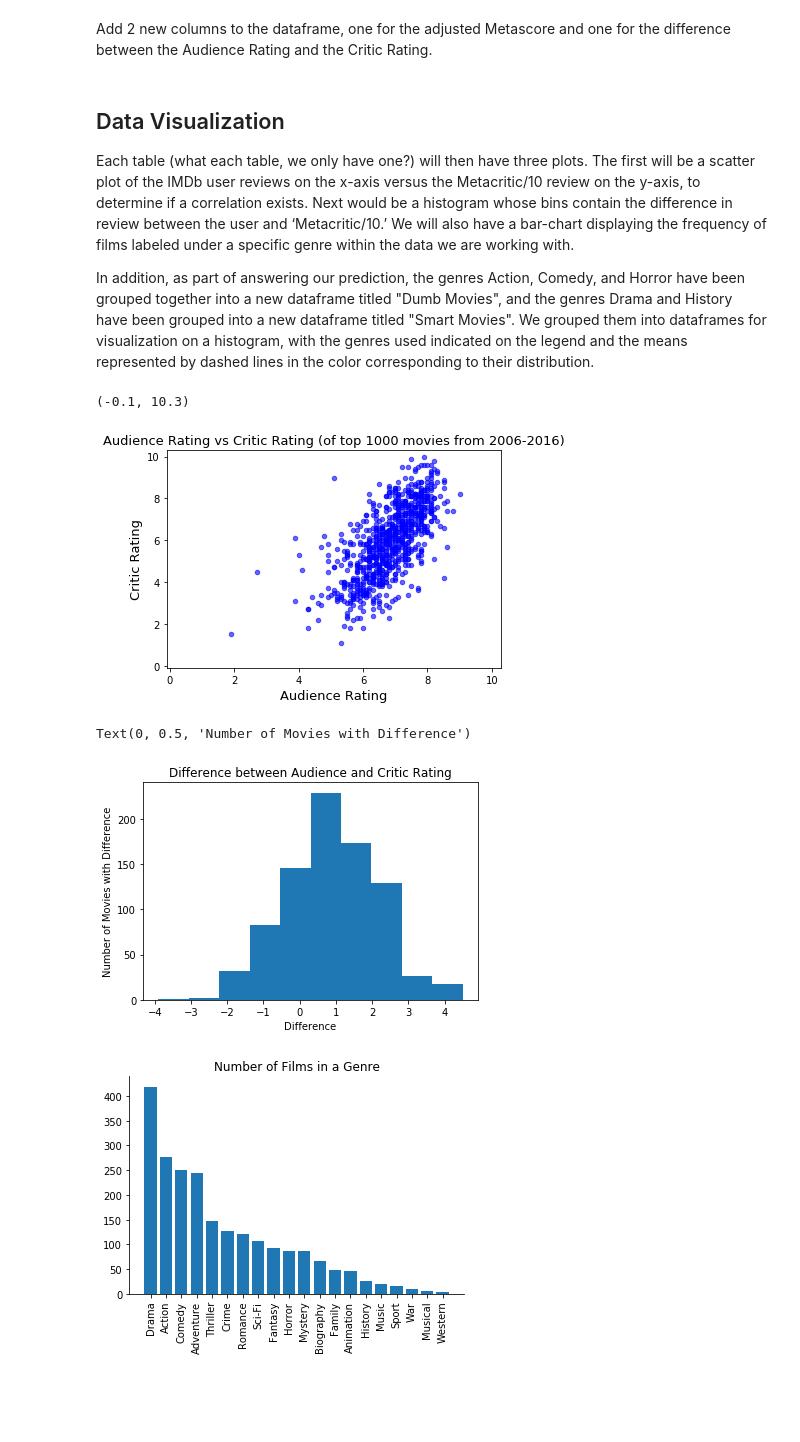
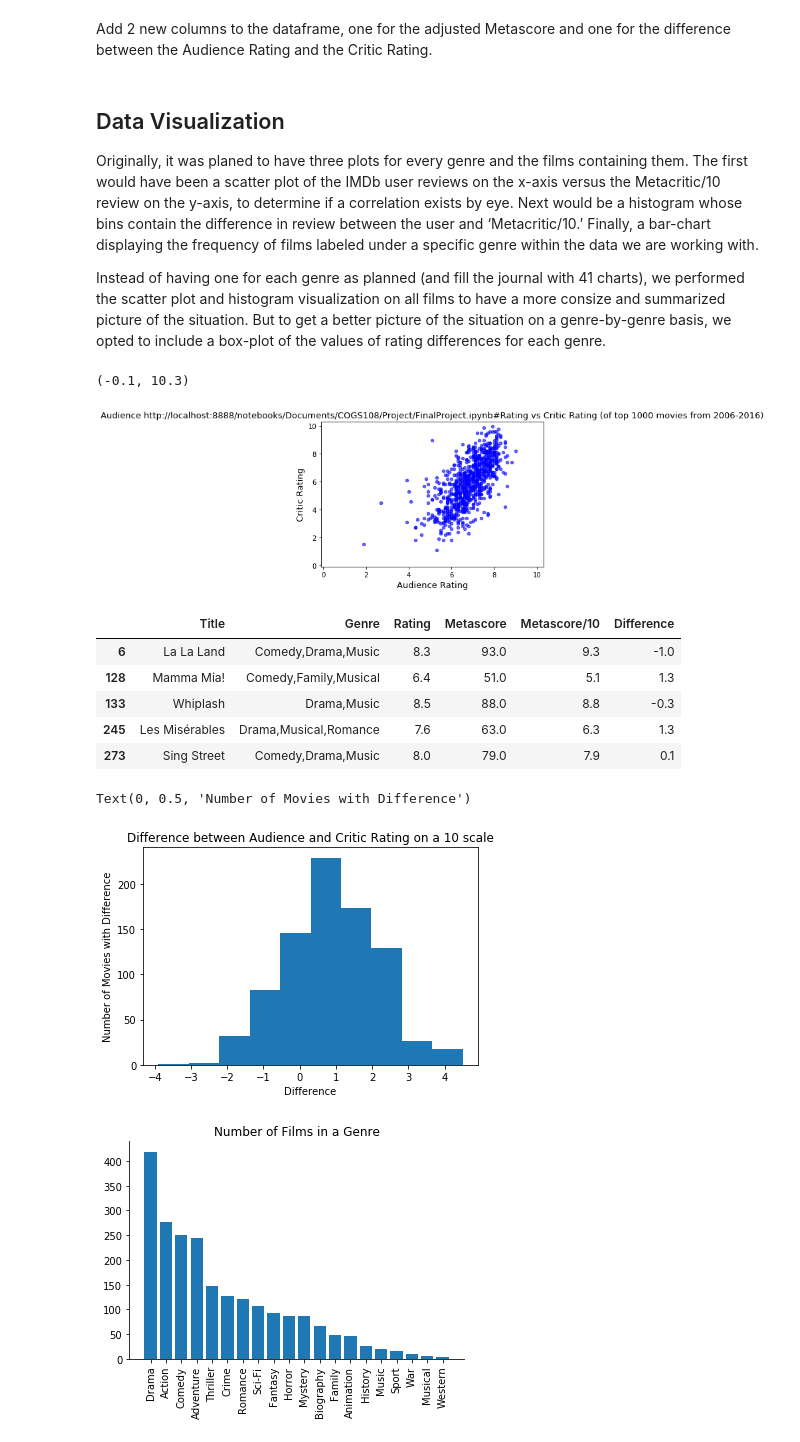
Before and after one commit to Laser11/GenreVDeltaRatings, a Jupyter notebook: FinalProject.ipynb, the cells around one changed output. Drawn from its saved outputs; the diff is of its cells as text; code cells hidden in the pictures; blank space fills up the shorter version.

```diff
--- a/FinalProject.ipynb
+++ b/FinalProject.ipynb
@@ -132,27 +132,27 @@ for genre in genreList:
 genreFreq.sort(key = lambda tup:tup[1],reverse=True)
 # %% [markdown]
 ## Data Visualization
-Each table (what each table, we only have one?) will then have three plots. The first will be a scatter plot of the IMDb user reviews on the x-axis versus the Metacritic/10 review on the y-axis, to determine if a correlation exists. Next would be a histogram whose bins contain the difference in review between the user and ‘Metacritic/10.’ We will also have a bar-chart displaying the frequency of films labeled under a specific genre within the data we are working with.
+Originally, it was planed to have three plots for every genre and the films containing them. The first would have been a scatter plot of the IMDb user reviews on the x-axis versus the Metacritic/10 review on the y-axis, to determine if a correlation exists by eye. Next would be a histogram whose bins contain the difference in review between the user and ‘Metacritic/10.’ Finally, a bar-chart displaying the frequency of films labeled under a specific genre within the data we are working with.
 
-In addition, as part of answering our prediction, the genres Action, Comedy, and Horror have been grouped together into a new dataframe titled "Dumb Movies", and the genres Drama and History have been grouped into a new dataframe titled "Smart Movies". We grouped them into dataframes for visualization on a histogram, with the genres used indicated on the legend and the means represented by dashed lines in the color corresponding to their distribution.
+Instead of having one for each genre as planned (and fill the journal with 41 charts), we performed the scatter plot and histogram visualization on all films to have a more consize and summarized picture of the situation. But to get a better picture of the situation on a genre-by-genre basis, we opted to include a box-plot of the values of rating differences for each genre.
 # %%
 # Creating the scatterplot
 fig = plt.figure()
 
 ax = plt.axes()
 
 audience = db_base['Rating']
 critic = db_base['Metascore/10']
 
 ax.scatter(audience, critic, c='blue', alpha=0.6, label='Ratings', s=20)
 
-plt.title('Audience Rating vs Critic Rating (of top 1000 movies from 2006-2016)', fontsize=13)
+plt.title('Audience http://localhost:8888/notebooks/Documents/COGS108/Project/FinalProject.ipynb#Rating vs Critic Rating (of top 1000 movies from 2006-2016)', fontsize=13)
 
 plt.xlabel('Audience Rating', fontsize=13)
 plt.ylabel('Critic Rating', fontsize=13)
 
 plt.xlim([-0.1, 10.3])
 plt.ylim([-0.1, 10.3])
 # %% [output]
 (-0.1, 10.3)
-[figure, old version]
+[figure, new version]
@@ -159,14 +165,25 @@ plt.ylim([-0.1, 10.3])
+# %%
+#Divide the films into dataframes for each genre. Films repeated across different genres were allowed.
+movieTb = getGenreMovies(db_movies,genreList)
+movieTb['Music'].head()
+# %% [output]
+|  | Title | Genre | Rating | Metascore | Metascore/10 | Difference |
+| 6 | La La Land | Comedy,Drama,Music | 8.3 | 93.0 | 9.3 | -1.0 |
+| 128 | Mamma Mia! | Comedy,Family,Musical | 6.4 | 51.0 | 5.1 | 1.3 |
+| 133 | Whiplash | Drama,Music | 8.5 | 88.0 | 8.8 | -0.3 |
+| 245 | Les Misérables | Drama,Musical,Romance | 7.6 | 63.0 | 6.3 | 1.3 |
+| 273 | Sing Street | Comedy,Drama,Music | 8.0 | 79.0 | 7.9 | 0.1 |
 # %%
 #Plot histogram of difference between audience rating and critic rating
 difference = db_base['Difference']
 plt.hist(difference)
-plt.title('Difference between Audience and Critic Rating')
+plt.title('Difference between Audience and Critic Rating on a 10 scale')
 plt.xticks(ticks=[-4, -3, -2, -1, 0, 1, 2, 3, 4])
 plt.xlabel('Difference')
 plt.ylabel('Number of Movies with Difference')
 # %% [output]
 Text(0, 0.5, 'Number of Movies with Difference')
-[figure, old version]
+[figure, new version]
 # %%
 #Plot genreFreq as a bar chart
 x = range(len(genreFreq))
```
Also changed, not shown: parts of 17 cells of this notebook.
